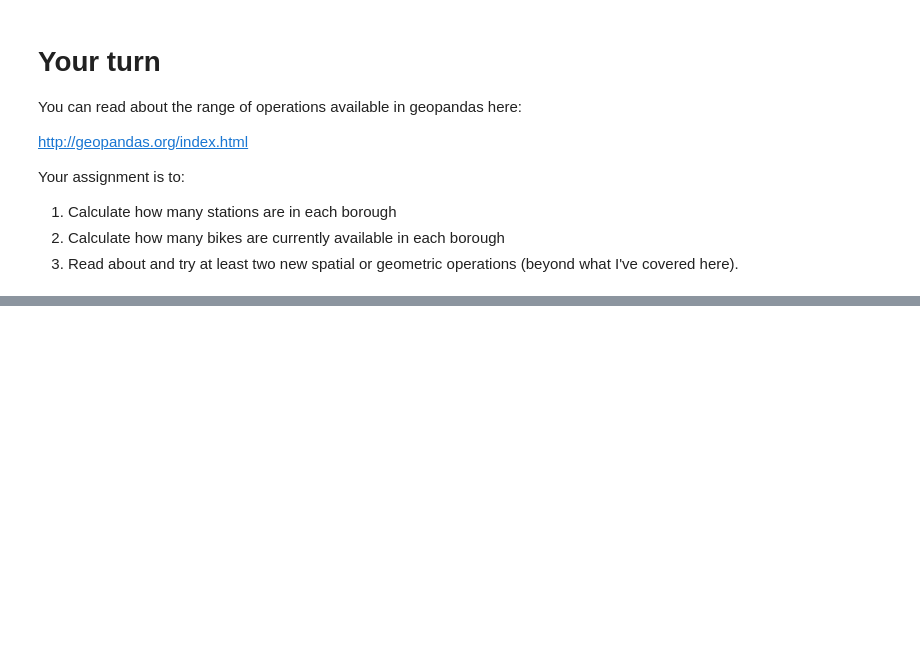
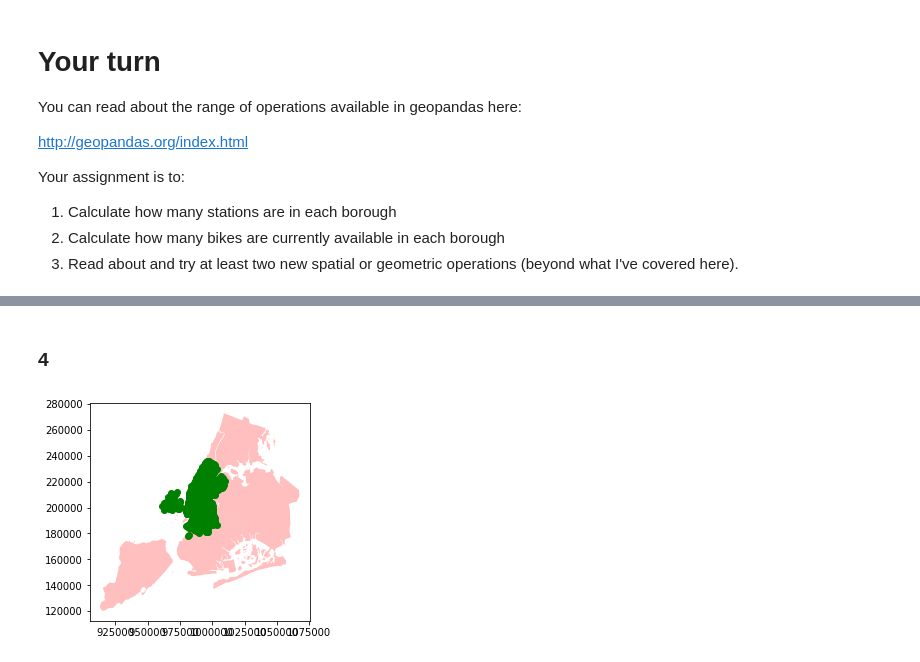
Before and after one commit to rianatanzen068/ce599, a Jupyter notebook: 10-Spatial Analysis/citibike.ipynb, the cells around one changed output, grey strips where cells are left out. Cells and saved outputs as stored; diff of their text form; code cells hidden in the pictures; blank space fills up the shorter version.

```diff
--- a/10-Spatial Analysis/citibike.ipynb
+++ b/10-Spatial Analysis/citibike.ipynb
@@ -77,0 +263,8 @@ Your assignment is to:
+# %% [markdown]
+### 4
+# %%
+ax = boros.plot(color='red', alpha = 0.25);
+
+df.plot(ax=ax, color='green');
+# %% [output]
+[figure, added]
```
Also changed, not shown: parts of 29 cells of this notebook.
